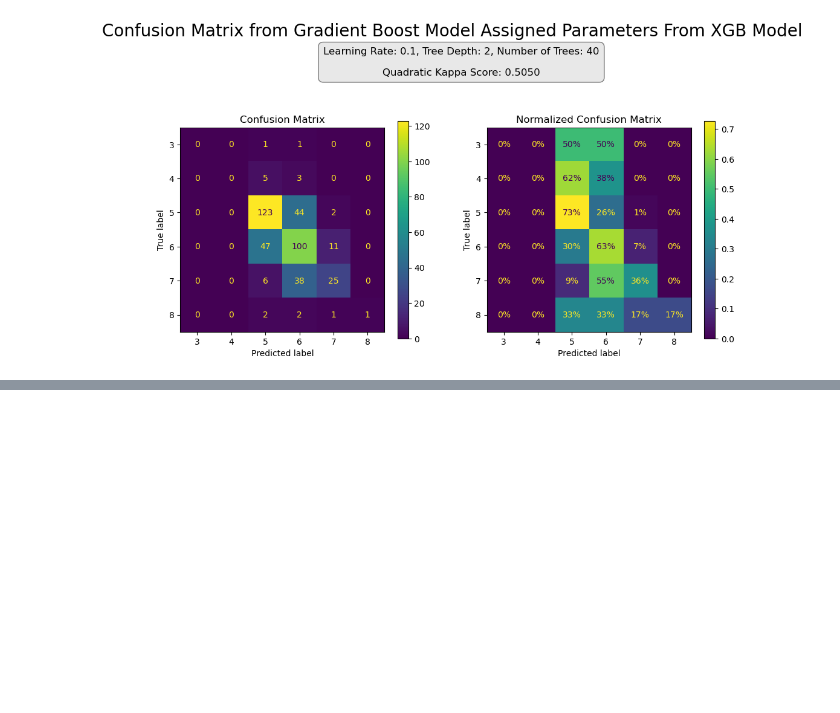
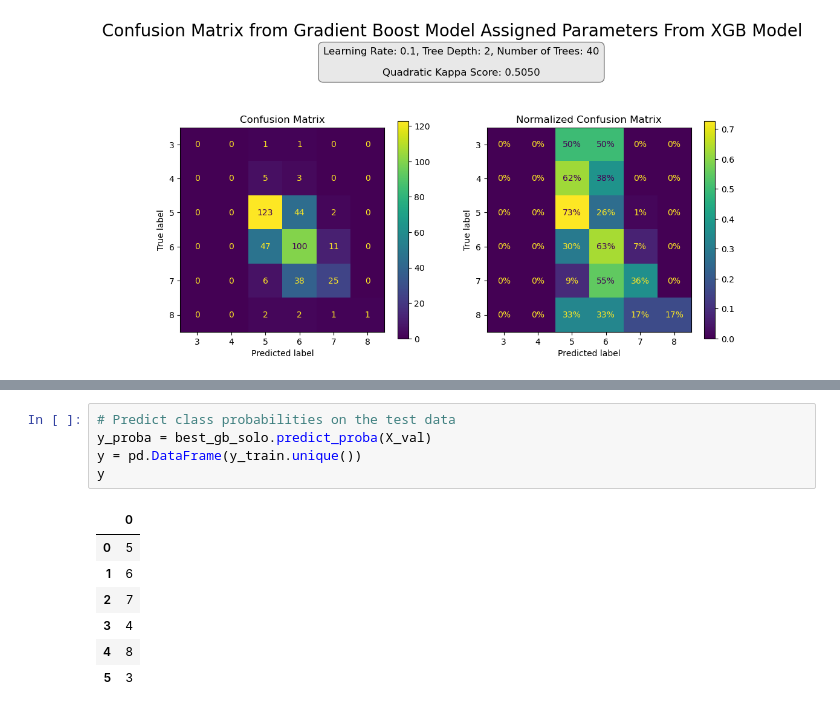
Before and after one commit to Nicholas-Simpson/Project-4, a Jupyter notebook: grad_boost_classifier_aucroc.ipynb, the cells around one changed output, grey strips where cells are left out. Saved outputs shown, nothing was run; the diff lists cells and outputs as text; blank space fills up the shorter version.

```diff
--- a/grad_boost_classifier_aucroc.ipynb
+++ b/grad_boost_classifier_aucroc.ipynb
@@ -356,0 +375,13 @@ plt.show()
+# %%
+# Predict class probabilities on the test data
+y_proba = best_gb_solo.predict_proba(X_val)
+y = pd.DataFrame(y_train.unique())
+y
+# %% [output]
+|  | 0 |
+| 0 | 5 |
+| 1 | 6 |
+| 2 | 7 |
+| 3 | 4 |
+| 4 | 8 |
+| 5 | 3 |
```
Also changed, not shown: parts of 7 cells of this notebook, 5 other files.
